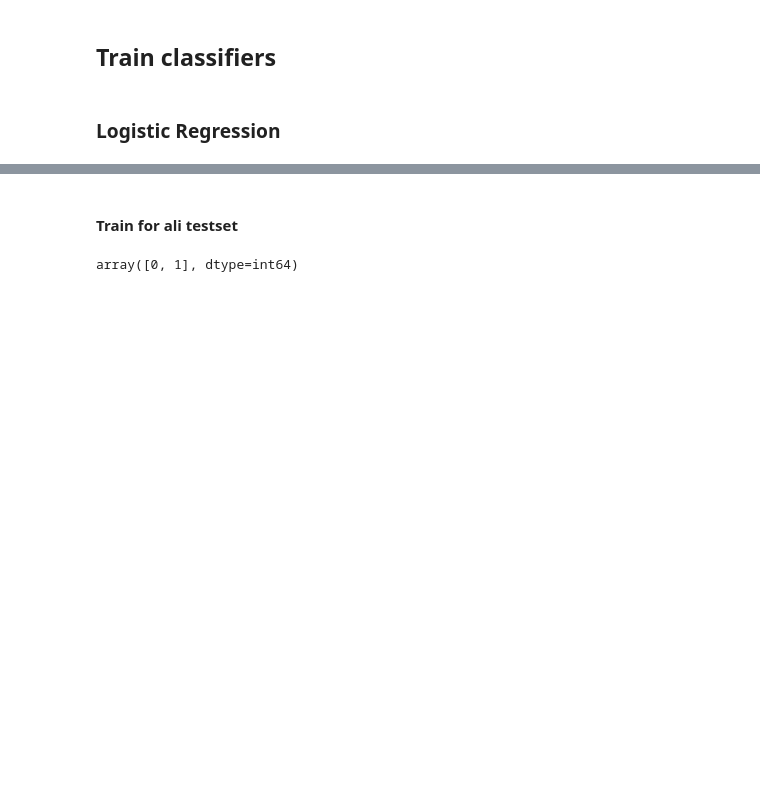
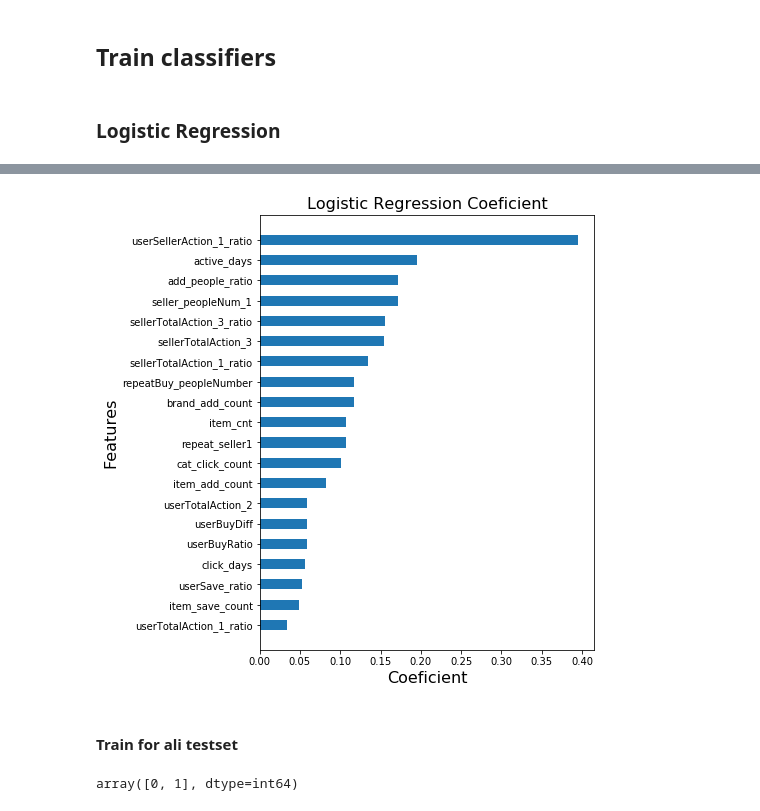
Before and after one commit to CaptainCandy/TMALL_Repurchase, a Jupyter notebook: script.ipynb, the cells around one changed output, grey strips where cells are left out. Cells and saved outputs as stored; diff of their text form; code cells hidden in the pictures; blank space fills up the shorter version.

```diff
--- a/script.ipynb
+++ b/script.ipynb
@@ -139,3 +213,22 @@ The program took 2.7695624828338623 seconds.
+# %%
+lr_coef = pd.DataFrame({
+    'features': train_features.columns,
+    'coef': lr.coef_[0]
+})
+lr_coef.sort_values('coef',
+                    ascending='desc',
+                    inplace=True)
+# %%
+plt.figure(figsize=(6, 8))
+plt.barh(y=lr_coef['features'][-20:],
+          width=lr_coef['coef'][-20:],
+          height=0.5)
+plt.title('Logistic Regression Coeficient', fontsize=16)
+plt.xlabel('Coeficient', fontsize=16)
+plt.ylabel('Features', fontsize=16)
+plt.show()
+# %% [output]
+[figure, added]
 # %% [markdown]
 #### Train for ali testset
 # %%
```
Also changed, not shown: parts of 57 cells of this notebook, 10 other files.
